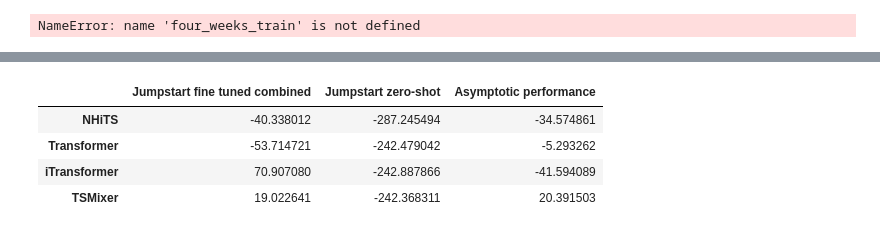
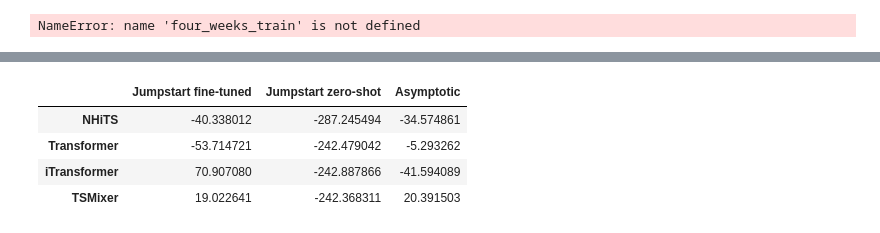
Before and after one commit to ben10ben/thesis, a Jupyter notebook: src/process_results.ipynb, the cells around one changed output, grey strips where cells are left out. Drawn from its saved outputs; the diff is of its cells as text; code cells hidden in the pictures.

```diff
--- a/src/process_results.ipynb
+++ b/src/process_results.ipynb
@@ -235,9 +246,9 @@ visualize("Bavaria")
 # %%
 # calculate jumpstart & asymptotic performance
 
-jumpstart = four_weeks_train / ((four_weeks_tl + zero_shot) / 2)
+#jumpstart = four_weeks_train / ((four_weeks_tl + zero_shot) / 2)
 
-asymptotic_perf = full_train / ((four_weeks_tl + full_tl) / 2)
+#asymptotic_perf = full_train / ((four_weeks_tl + full_tl) / 2)
 # %% [output]
 NameError: name 'four_weeks_train' is not defined
 # %%
@@ -257,7 +268,6 @@ def calc_tl_metrics(target):
     datasets_dict = {"GP2" : None, "ELD": None, "Bavaria": None}
     source = {key: value for key, value in datasets_dict.items() if key != target}
     source_1, source_2 = source.keys()
-
     # define target metrics
     four_weeks_train = list(target_dataset_metrics[f"{target}_mse"][models].loc[(target, "four_weeks_training")].values[0])
     full_train = list(target_dataset_metrics[f"{target}_mse"][models].loc[(target, "full_training")].values[0])
@@ -274,7 +284,6 @@ def calc_tl_metrics(target):
     four_weeks_tl = add_list_element_div_2(four_weeks_tl_1, four_weeks_tl_2)
     zero_shot = add_list_element_div_2(zero_shot_1, zero_shot_2)
     full_tl = add_list_element_div_2(full_tl_1, full_tl_2)
-
 
     #short_target_metrics = add_list_element_div_2(four_weeks_train, zero_shot)
     jumpstart = divide_two_lists(four_weeks_train,four_weeks_tl )
@@ -293,7 +302,7 @@ def calc_tl_metrics(target):
 
     df = pd.DataFrame()
     df["Jumpstart fine_tune combined"] = ((negative_series) + jumpstart) * 100
-    df["Jumpstart zero-shot"] = ((negative_series) + jumpstart_zero_shot) *100
+    df["Jumpstart zero-shot combined"] = ((negative_series) + jumpstart_zero_shot) *100
     df[f"Jumpstart fine tune {source_1}"] = ((negative_series) + jumpstart_1) * 100
     df[f"Jumpstart fine tune {source_2}"] = ((negative_series) + jumpstart_2) * 100
 
@@ -312,4 +321,3 @@ gp2 = calc_tl_metrics("GP2")
 eld.to_csv(output_path / "ELD_jumpstart_asymp_perf.csv")
 bavaria.to_csv(output_path / "Bavaria_jumpstart_asypm_perf.csv")
 gp2.to_csv(output_path / "GP2_jumpstart_asymp_perf.to_csv")
-eld
@@ -322,16 +324,16 @@ eld
 # %%
-column_names = ["Jumpstart fine tuned combined", "Jumpstart zero-shot", "Asymptotic performance"]
-columns = ["Jumpstart fine_tune combined",	"Jumpstart zero-shot",	"Asymptotic combined"]
+column_names = ["Jumpstart fine-tuned", "Jumpstart zero-shot", "Asymptotic"]
+columns = ["Jumpstart fine_tune combined",	"Jumpstart zero-shot combined",	"Asymptotic combined"]
 eld =  eld[columns]
 eld.columns = column_names
 bavaria = bavaria[columns]
 bavaria.columns=column_names
 gp2 = gp2[columns]
 gp2.columns = column_names
 all = eld + bavaria + gp2
 all
 # %% [output]
-|  | Jumpstart fine tuned combined | Jumpstart zero-shot | Asymptotic performance |
+|  | Jumpstart fine-tuned | Jumpstart zero-shot | Asymptotic |
 | NHiTS | -40.338012 | -287.245494 | -34.574861 |
 | Transformer | -53.714721 | -242.479042 | -5.293262 |
 | iTransformer | 70.907080 | -242.887866 | -41.594089 |
```
Also changed, not shown: parts of 6 cells of this notebook, 10 other files.
